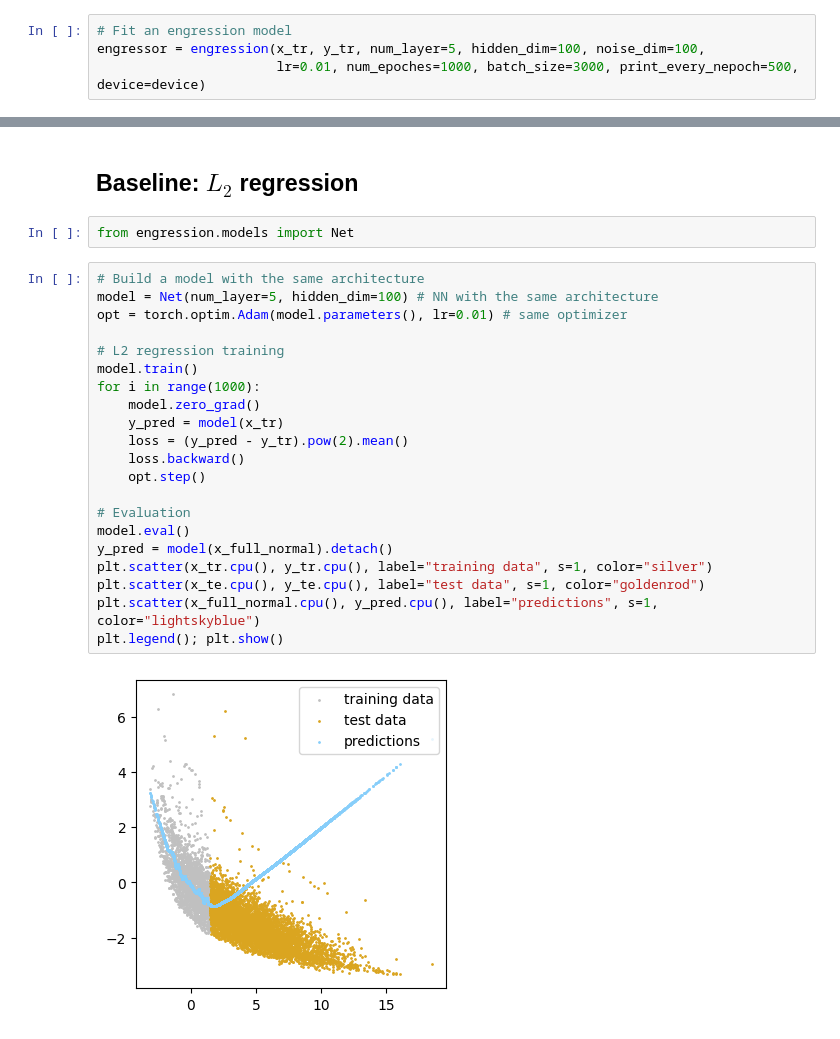
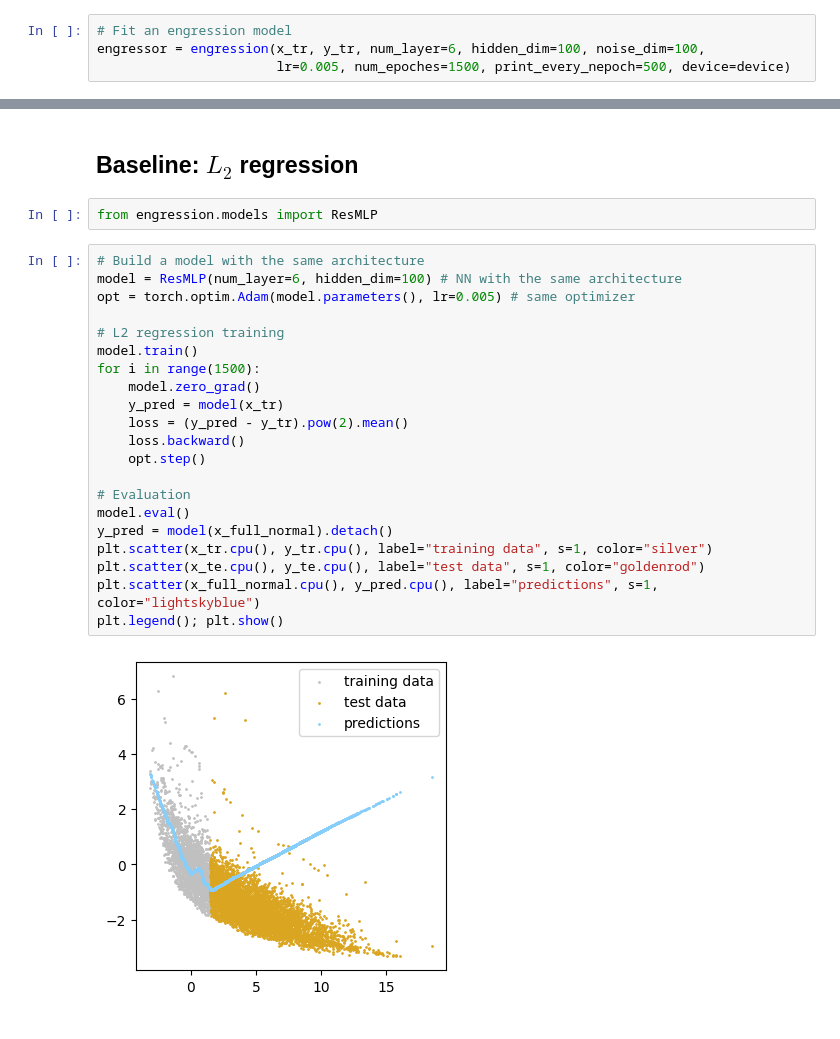
Before and after one commit to xwshen51/engression, a Jupyter notebook: engression-python/examples/example_air.ipynb, the cells around one changed output, grey strips where cells are left out. Saved outputs shown, nothing was run; the diff lists cells and outputs as text.

```diff
--- a/engression-python/examples/example_air.ipynb
+++ b/engression-python/examples/example_air.ipynb
@@ -19,8 +20,8 @@ y_full = torch.Tensor(data["PT08.S3.NOx."]).unsqueeze(1).to(device)
 x_tr, y_tr, x_te, y_te, x_full_normal = partition_data(x_full, y_full, 0.3, "smaller")
 # %%
 # Fit an engression model
-engressor = engression(x_tr, y_tr, num_layer=5, hidden_dim=100, noise_dim=100,
-                       lr=0.01, num_epoches=1000, batch_size=3000, print_every_nepoch=500, device=device)
+engressor = engression(x_tr, y_tr, num_layer=6, hidden_dim=100, noise_dim=100,
+                       lr=0.005, num_epoches=1500, print_every_nepoch=500, device=device)
 # %% [output]
 Running on CPU.
 
@@ -75,27 +80,27 @@ engressor.plot(x_te, y_te, x_tr, y_tr)
 # %% [markdown]
 ## Baseline: $L_2$ regression
 # %%
-from engression.models import Net
+from engression.models import ResMLP
 # %%
 # Build a model with the same architecture
-model = Net(num_layer=5, hidden_dim=100) # NN with the same architecture
-opt = torch.optim.Adam(model.parameters(), lr=0.01) # same optimizer
+model = ResMLP(num_layer=6, hidden_dim=100) # NN with the same architecture
+opt = torch.optim.Adam(model.parameters(), lr=0.005) # same optimizer
 
 # L2 regression training
 model.train()
-for i in range(1000):
+for i in range(1500):
     model.zero_grad()
     y_pred = model(x_tr)
     loss = (y_pred - y_tr).pow(2).mean()
     loss.backward()
     opt.step()
 
 # Evaluation
 model.eval()
 y_pred = model(x_full_normal).detach()
 plt.scatter(x_tr.cpu(), y_tr.cpu(), label="training data", s=1, color="silver")
 plt.scatter(x_te.cpu(), y_te.cpu(), label="test data", s=1, color="goldenrod")
 plt.scatter(x_full_normal.cpu(), y_pred.cpu(), label="predictions", s=1, color="lightskyblue")
 plt.legend(); plt.show()
 # %% [output]
-[figure, old version]
+[figure, new version]
```
Also changed, not shown: parts of 5 cells of this notebook, 5 other files.
